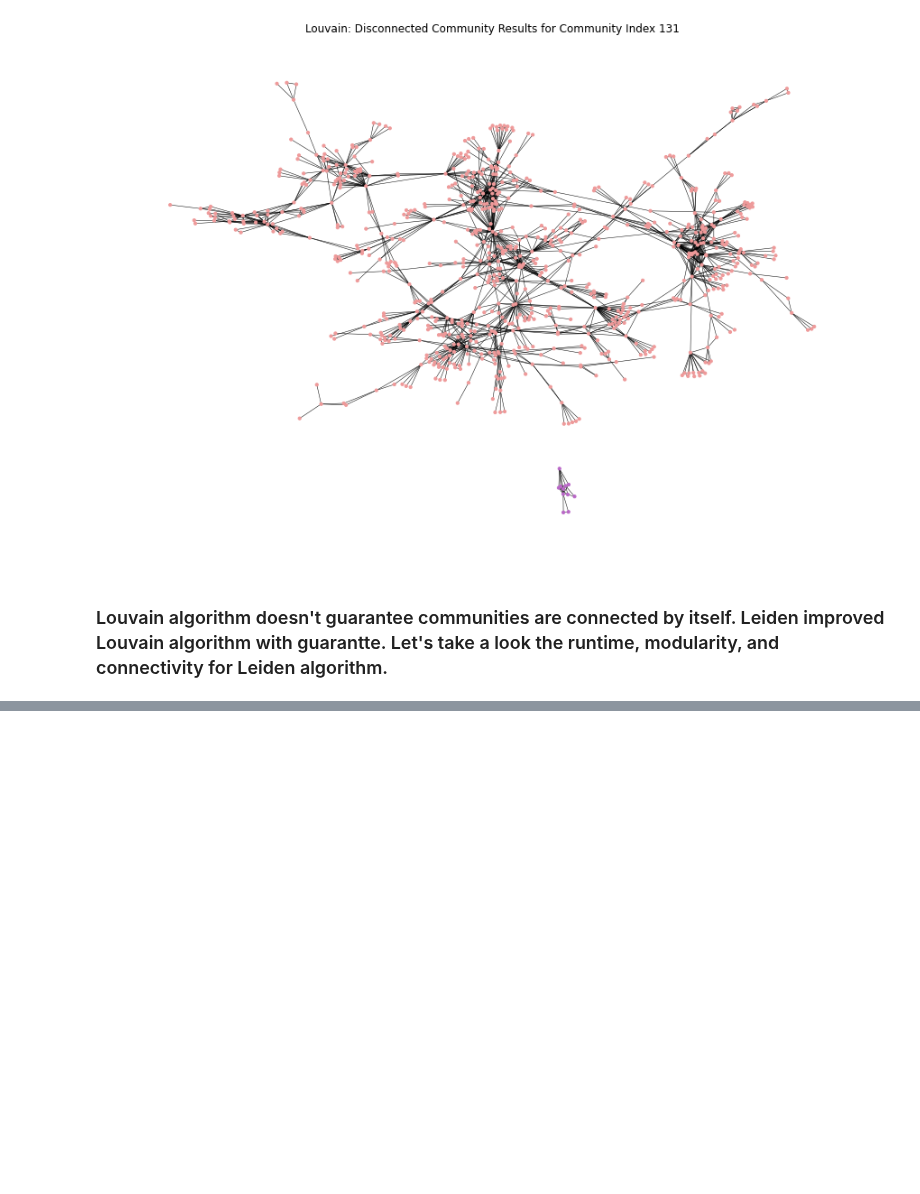
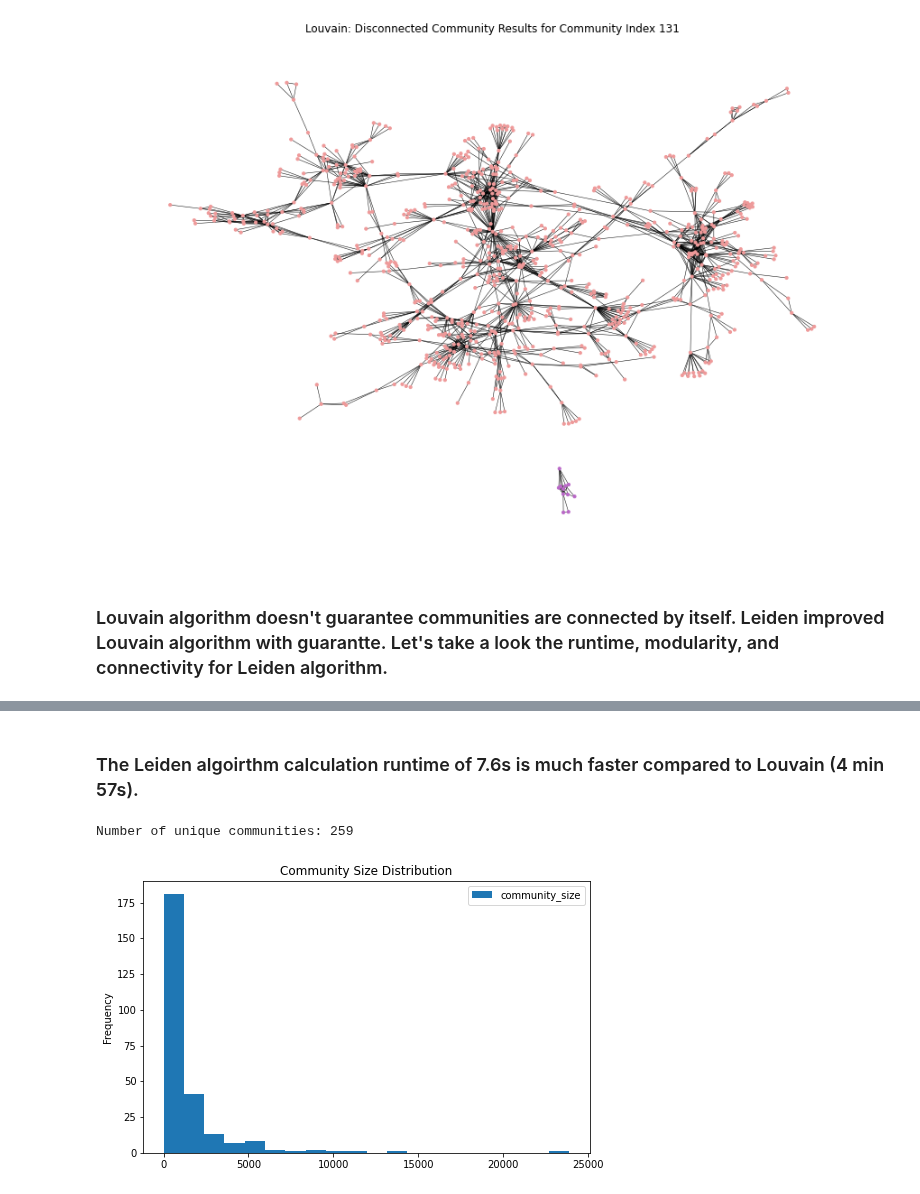
Before and after one commit to KangboLu/Graph-Analysis-with-NetworkX, a Jupyter notebook: 05_Louvain_Leiden_comparison.ipynb, the cells around one changed output, grey strips where cells are left out. Drawn from its saved outputs; the diff is of its cells as text; code cells hidden in the pictures; blank space fills up the shorter version.

Commit message:
add leiden algorithm example for comparison

```diff
--- a/05_Louvain_Leiden_comparison.ipynb
+++ b/05_Louvain_Leiden_comparison.ipynb
@@ -146,0 +150,6 @@ plt.show()
+# %%
+%%time
+
+# because it's originally implemented in i-graph, we need to convert NetworkX graph to i-graph to
+# use the original implementation
+temp_graph = ig.Graph.from_networkx(DBLP_network)
@@ -146,0 +158,6 @@ plt.show()
+# %%
+%%time
+
+leiden_communities = leidenalg.find_partition(temp_graph,
+                                              partition_type=leidenalg.ModularityVertexPartition,
+                                              seed=0)
@@ -146,0 +166,13 @@ plt.show()
+# %% [markdown]
+### The Leiden algoirthm calculation runtime of 7.6s is much faster compared to Louvain (4 min 57s).
+# %%
+lediden_communities_dict = dict(zip(temp_graph.vs["_nx_name"], leiden_communities.membership))
+lediden_communities_list = convert_leiden_communities_to_list(lediden_communities_dict)
+# %% [output]
+Number of unique communities: 259
+# %%
+community_sizes = pd.DataFrame([len(community) for community in lediden_communities_list],
+                               columns=["community_size"])
+community_sizes.plot.hist(bins=20, figsize=(8,5), title="Community Size Distribution");
+# %% [output]
+[figure, added]
```
Also changed, not shown: parts of 10 cells of this notebook.
